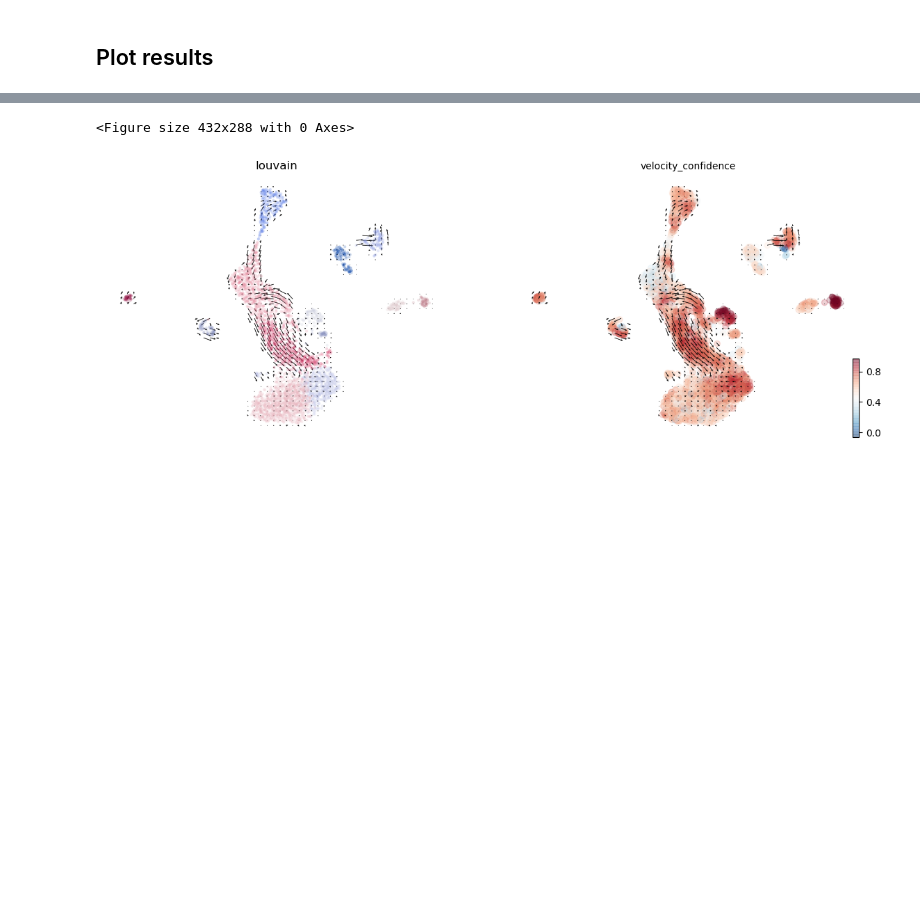
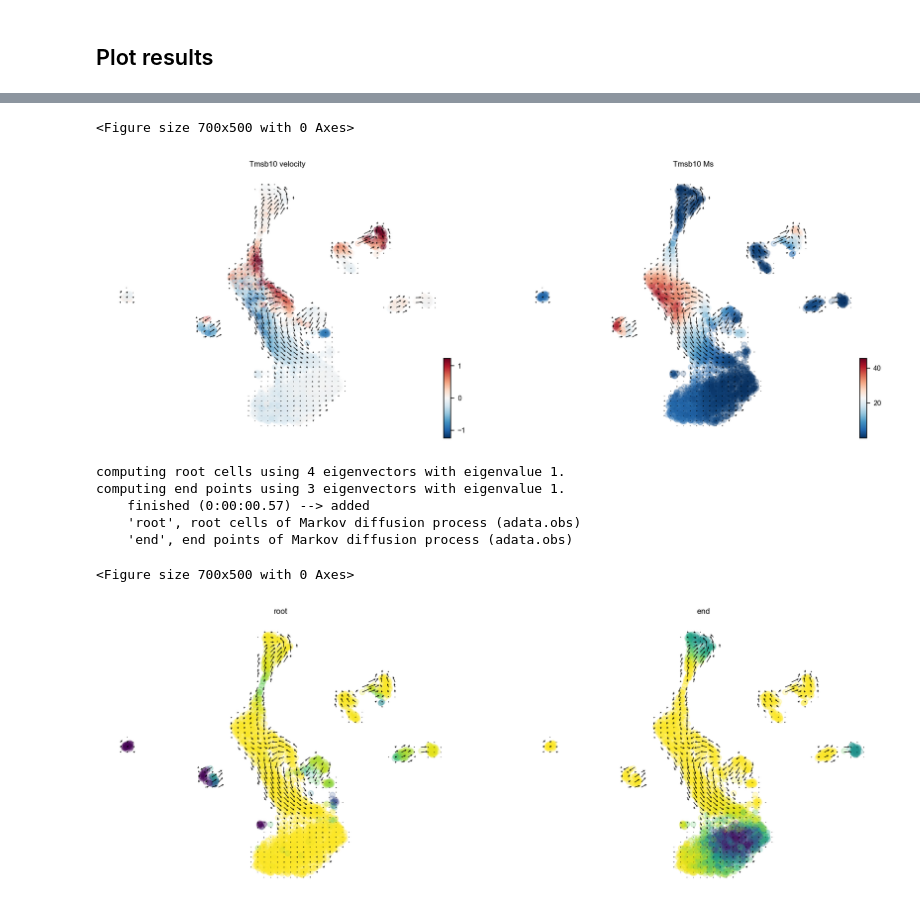
Before and after one commit to theislab/scvelo_notebooks, a Jupyter notebook: DentateGyrus.ipynb, the cells around one changed output, grey strips where cells are left out. Drawn from its saved outputs; the diff is of its cells as text; code cells hidden in the pictures; blank space fills up the shorter version.

```diff
--- a/DentateGyrus.ipynb
+++ b/DentateGyrus.ipynb
@@ -107,8 +105,19 @@ ax = scv.pl.velocity_embedding(adata, basis='umap', color='louvain', legend_loc=
 # %%
-scv.pl.velocity_embedding_grid(adata, basis='umap', color=['louvain', 'velocity_confidence'], colorbar=True)
+scv.pl.velocity_embedding_grid(adata, color='Tmsb10', layer=['velocity', 'Ms'], colorbar=True)
 # %% [output]
-<Figure size 432x288 with 0 Axes>
+<Figure size 700x500 with 0 Axes>
-[figure, old version]
+[figure, new version]
+# %%
+scv.tl.terminal_states(adata)
+scv.pl.velocity_embedding_grid(adata, color=['root', 'end'])
+# %% [output]
+computing root cells using 4 eigenvectors with eigenvalue 1.
+computing end points using 3 eigenvectors with eigenvalue 1.
+    finished (0:00:00.57) --> added
+    'root', root cells of Markov diffusion process (adata.obs)
+    'end', end points of Markov diffusion process (adata.obs)
+<Figure size 700x500 with 0 Axes>
+[figure, added]
 # %%
 scv.pl.velocity(adata, var_names=['Tmsb10', 'Camk2a', 'Snca'])
 # %% [output]
```
Also changed, not shown: parts of 19 cells of this notebook.
